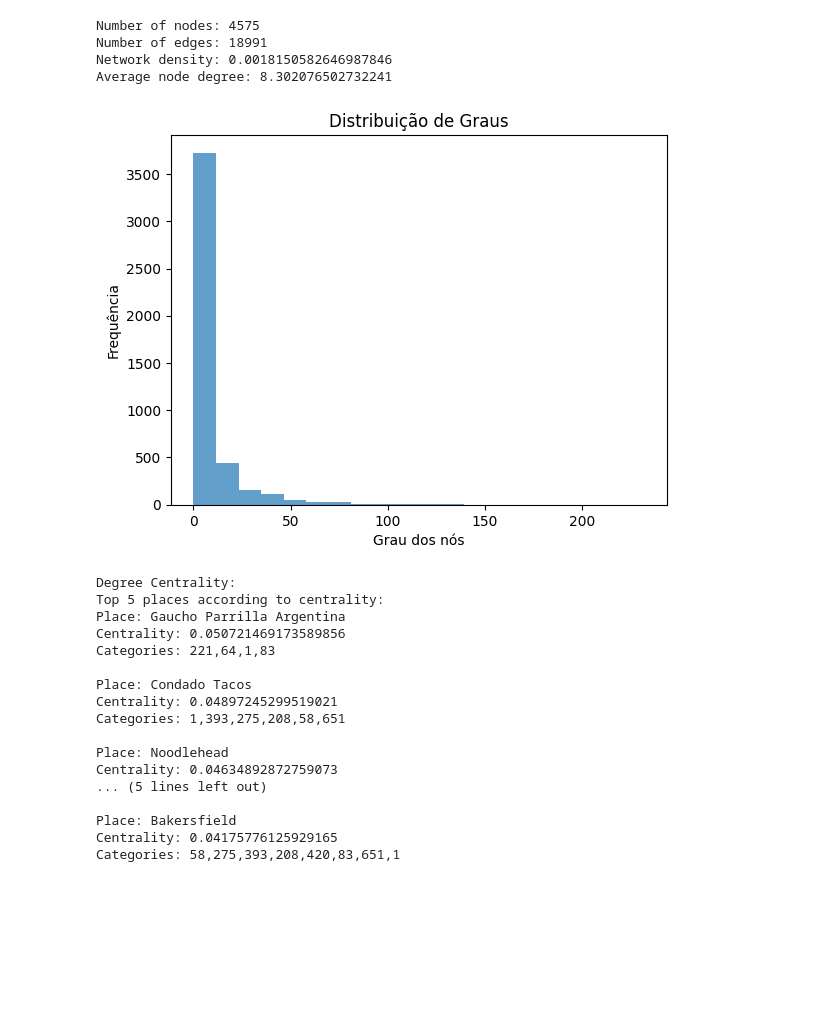
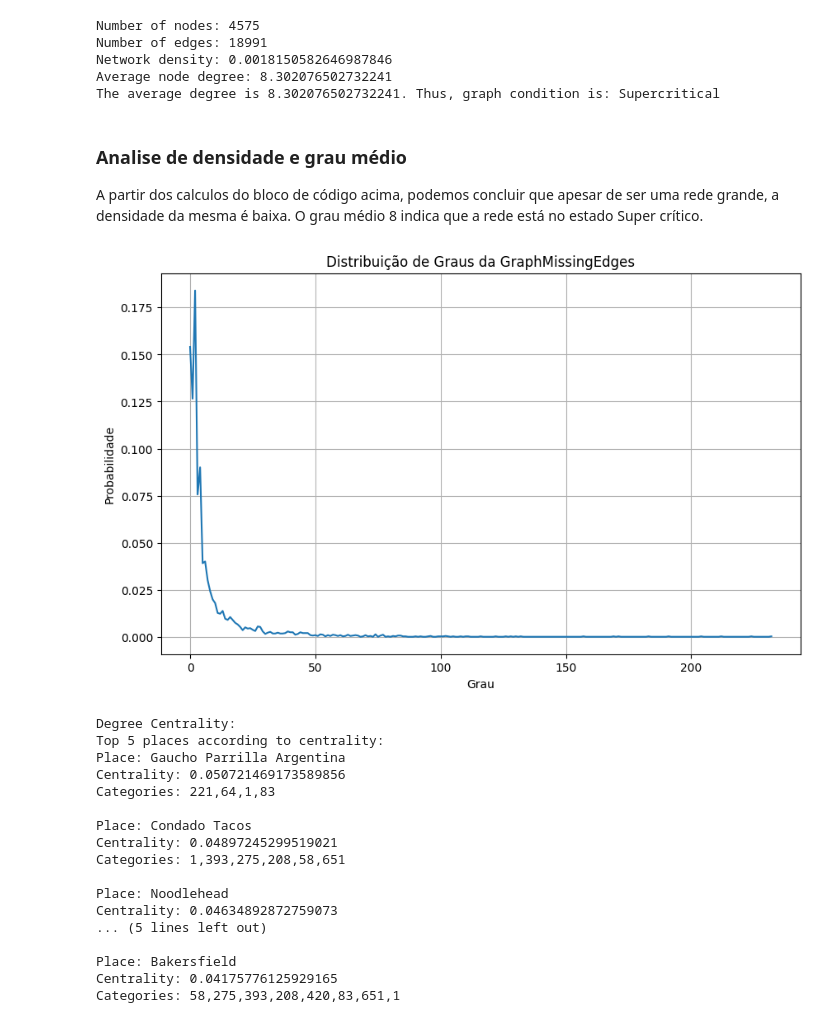
Before and after one commit to jaymedq/network-science, a Jupyter notebook: KaggleChallenge/Part1/NetworkAnalysis.ipynb, the cells around one changed output. Saved outputs shown, nothing was run; the diff lists cells and outputs as text; code cells hidden in the pictures; blank space fills up the shorter version.

Commit message:
Update challenge part 1

```diff
--- a/KaggleChallenge/Part1/NetworkAnalysis.ipynb
+++ b/KaggleChallenge/Part1/NetworkAnalysis.ipynb
@@ -32,21 +36,52 @@ print("Number of nodes:", num_nodes)
 print("Number of edges:", num_edges)
 print("Network density:", density)
 print("Average node degree:", avg_degree)
+
+import numpy as np
+
+# Calculate the average degree
+K = np.mean([d for n, d in G.degree()])
+
+# Get the number of nodes in the graph
+N = len(G.nodes())
+
+# Compare with the thresholds
+if K < 1:
+    condition = "Subcritical"
+elif K == 1:
+    condition = "Critical"
+elif K > 1:
+    condition = "Supercritical"
+if K > np.log(N):
+    condition = "Connected"
+
+print(f"The average degree is {K}. Thus, graph condition is: {condition}")
 # %% [output]
 Number of nodes: 4575
 Number of edges: 18991
 Network density: 0.0018150582646987846
 Average node degree: 8.302076502732241
+The average degree is 8.302076502732241. Thus, graph condition is: Supercritical
-# %%
-# Distribuição de graus
-degrees = [d for n, d in G.degree()]
-plt.hist(degrees, bins=20, alpha=0.7,)
-plt.xlabel("Grau dos nós")
-plt.ylabel("Frequência")
-plt.title("Distribuição de Graus")
-plt.show()
-# %% [output]
-[figure, removed]
+# %% [markdown]
+### Analise de densidade e grau médio
+A partir dos calculos do bloco de código acima, podemos concluir que apesar de ser uma rede grande, a densidade da mesma é baixa.
+O grau médio 8 indica que a rede está no estado Super crítico.
+# %%
+# Distribuição de graus
+degree_sequence_challenge = [d for n, d in G.degree()]
+degree_counts_challenge = np.bincount(degree_sequence_challenge)
+degree_distribution_challenge = degree_counts_challenge / degree_counts_challenge.sum()
+
+# Plotar a distribuição de graus da rede fornecida
+plt.figure(figsize=(10, 6))
+plt.plot(range(len(degree_distribution_challenge)), degree_distribution_challenge)
+plt.title("Distribuição de Graus da GraphMissingEdges")
+plt.xlabel("Grau")
+plt.ylabel("Probabilidade")
+plt.grid(True)
+plt.show()
+# %% [output]
+[figure, added]
 # %%
 def compute_centrality(centrality_callback):
     # Compute degree centrality
```
Also changed, not shown: parts of 13 cells of this notebook.
